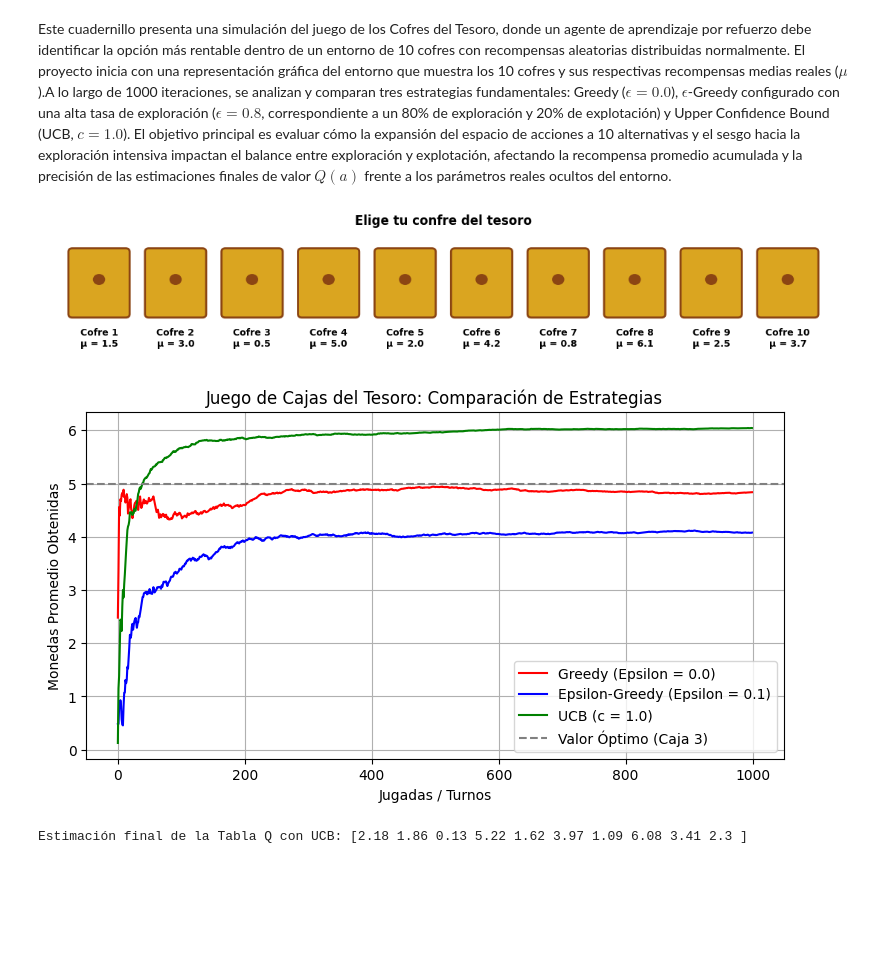
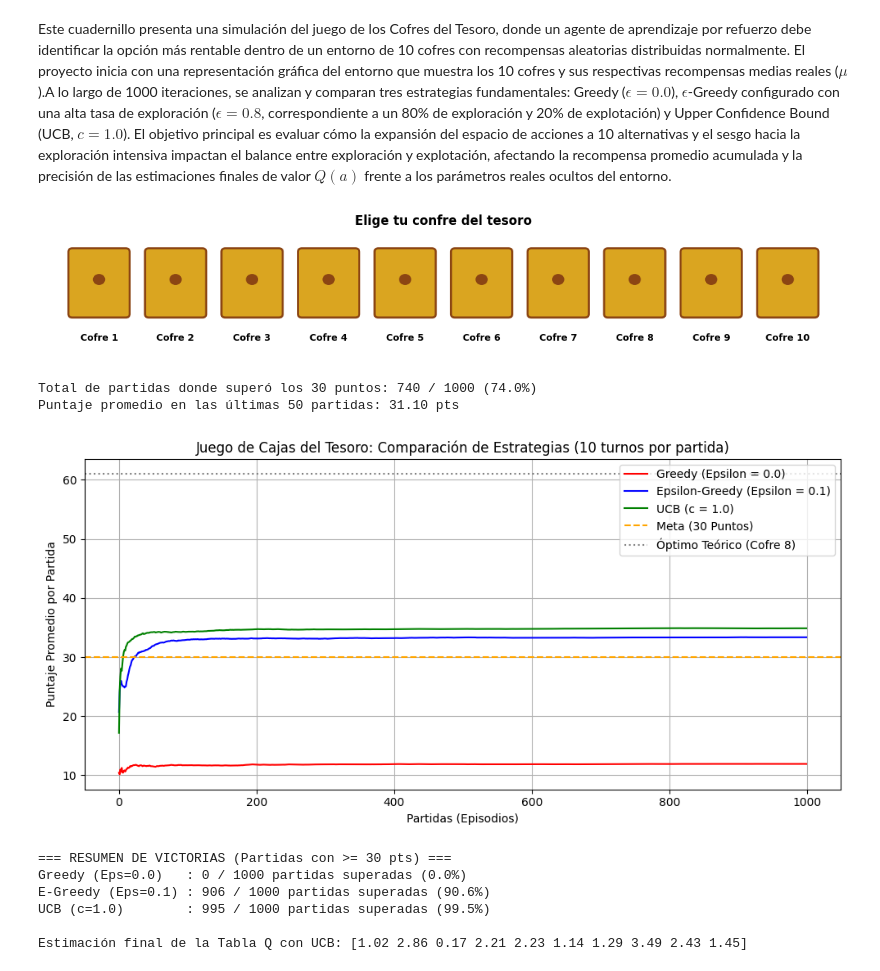
Before and after one commit to PanconquesoHH/Laboratorios-ia, a Jupyter notebook: Aprendizaje_por_refuerzo.ipynb, the cells around one changed output. Drawn from its saved outputs; the diff is of its cells as text; code cells hidden in the pictures; blank space fills up the shorter version.

```diff
--- a/Aprendizaje_por_refuerzo.ipynb
+++ b/Aprendizaje_por_refuerzo.ipynb
@@ -7,9 +7,14 @@ import matplotlib.pyplot as plt
 import matplotlib.patches as patches
 
 
-MEDIAS_CAJAS = [1.5, 3.0, 0.5, 5.0, 2.0, 4.2, 0.8, 6.1, 2.5, 3.7]
+MEDIAS_CAJAS = [1, 3, 0.5, 2.0, 2.1, 1.2, 0.8, 3.5, 2.5, 1.7]
 K_CAJAS = len(MEDIAS_CAJAS)
 
+
+def abrir_caja(accion):
+
+    recompensa = np.random.normal(loc=MEDIAS_CAJAS[accion], scale=0.5)
+    return round(max(0, recompensa), 2)
 
 fig, ax = plt.subplots(figsize=(11, 2.2))
 
@@ -23,7 +28,7 @@ for i, media in enumerate(MEDIAS_CAJAS):
 
     ax.add_patch(patches.Circle((i, 1.0), 0.08, fc="#8B4513"))
 
-    ax.text(i, 0.15, f"Cofre {i+1}\nμ = {media}", ha="center", va="center", fontsize=9, fontweight="bold")
+    ax.text(i, 0.15, f"Cofre {i+1}", ha="center", va="center", fontsize=9, fontweight="bold")
 
 ax.set_xlim(-0.7, K_CAJAS - 0.3)
 ax.set_ylim(-0.1, 1.7)
@@ -32,5 +37,5 @@ plt.title("Elige tu confre del tesoro", fontsize=12, fontweight="bold")
 plt.tight_layout()
 plt.show()
 # %% [output]
-[figure, old version]
+[figure, new version]
 # %%
@@ -64 +83,13 @@ def simular_epsilon_greedy(episodios=1000, epsilon=0.8, alpha=None):
+# %%
+Q_final, N_final, historial_puntos, victorias = simular_epsilon_greedy(
+    episodios=1000,
+    turnos_por_episodio=10,
+    epsilon=0.2
+)
+
+print(f"Total de partidas donde superó los 30 puntos: {victorias} / 1000 ({victorias / 10:.1f}%)")
+print(f"Puntaje promedio en las últimas 50 partidas: {np.mean(historial_puntos[-50:]):.2f} pts")
+# %% [output]
+Total de partidas donde superó los 30 puntos: 740 / 1000 (74.0%)
+Puntaje promedio en las últimas 50 partidas: 31.10 pts
 # %%
@@ -90,33 +138,51 @@ def simular_ucb(episodios=1000, c=0.8):
 # %%
+import matplotlib.pyplot as plt
+import numpy as np
+
 EPISODIOS = 1000
 
 
-Q_greedy, _, r_greedy = simular_epsilon_greedy(EPISODIOS, epsilon=0.4)
-Q_eps, _, r_eps = simular_epsilon_greedy(EPISODIOS, epsilon=0.6)
-Q_ucb, N_ucb, r_ucb = simular_ucb(EPISODIOS, c=1.0)
+Q_greedy, _, r_greedy, v_greedy = simular_epsilon_greedy(EPISODIOS, turnos_por_episodio=10, epsilon=0.0)
+Q_eps, _, r_eps, v_eps = simular_epsilon_greedy(EPISODIOS, turnos_por_episodio=10, epsilon=0.1)
+Q_ucb, N_ucb, r_ucb, v_ucb = simular_ucb(EPISODIOS, turnos_por_episodio=10, c=1.0)
 
 
 prom_greedy = np.cumsum(r_greedy) / (np.arange(EPISODIOS) + 1)
 prom_eps = np.cumsum(r_eps) / (np.arange(EPISODIOS) + 1)
 prom_ucb = np.cumsum(r_ucb) / (np.arange(EPISODIOS) + 1)
 
 
-plt.figure(figsize=(9, 4.5))
+plt.figure(figsize=(10, 5))
 plt.plot(prom_greedy, label="Greedy (Epsilon = 0.0)", color="red")
 plt.plot(prom_eps, label="Epsilon-Greedy (Epsilon = 0.1)", color="blue")
 plt.plot(prom_ucb, label="UCB (c = 1.0)", color="green")
-plt.axhline(y=5.0, color="gray", linestyle="--", label="Valor Óptimo (Caja 3)")
 
-plt.title("Juego de Cajas del Tesoro: Comparación de Estrategias")
-plt.xlabel("Jugadas / Turnos")
-plt.ylabel("Monedas Promedio Obtenidas")
+
+plt.axhline(y=30.0, color="orange", linestyle="--", linewidth=1.5, label="Meta (30 Puntos)")
+plt.axhline(y=61.0, color="gray", linestyle=":", label="Óptimo Teórico (Cofre 8)")
+
+plt.title("Juego de Cajas del Tesoro: Comparación de Estrategias (10 turnos por partida)")
+plt.xlabel("Partidas (Episodios)")
+plt.ylabel("Puntaje Promedio por Partida")
 plt.grid(True)
 plt.legend()
+plt.tight_layout()
 plt.show()
-print("Estimación final de la Tabla Q con UCB:", np.round(Q_ucb, 2))
+
+
+print("=== RESUMEN DE VICTORIAS (Partidas con >= 30 pts) ===")
+print(f"Greedy (Eps=0.0)   : {v_greedy} / {EPISODIOS} partidas superadas ({v_greedy/EPISODIOS*100:.1f}%)")
+print(f"E-Greedy (Eps=0.1) : {v_eps} / {EPISODIOS} partidas superadas ({v_eps/EPISODIOS*100:.1f}%)")
+print(f"UCB (c=1.0)        : {v_ucb} / {EPISODIOS} partidas superadas ({v_ucb/EPISODIOS*100:.1f}%)")
+print("\nEstimación final de la Tabla Q con UCB:", np.round(Q_ucb, 2))
 # %% [output]
-[figure, old version]
+[figure, new version]
-Estimación final de la Tabla Q con UCB: [2.18 1.86 0.13 5.22 1.62 3.97 1.09 6.08 3.41 2.3 ]
+=== RESUMEN DE VICTORIAS (Partidas con >= 30 pts) ===
+Greedy (Eps=0.0)   : 0 / 1000 partidas superadas (0.0%)
+E-Greedy (Eps=0.1) : 906 / 1000 partidas superadas (90.6%)
+UCB (c=1.0)        : 995 / 1000 partidas superadas (99.5%)
+
+Estimación final de la Tabla Q con UCB: [1.02 2.86 0.17 2.21 2.23 1.14 1.29 3.49 2.43 1.45]
 # %%
 import matplotlib.pyplot as plt
 
```
Also changed, not shown: parts of 3 cells of this notebook.
